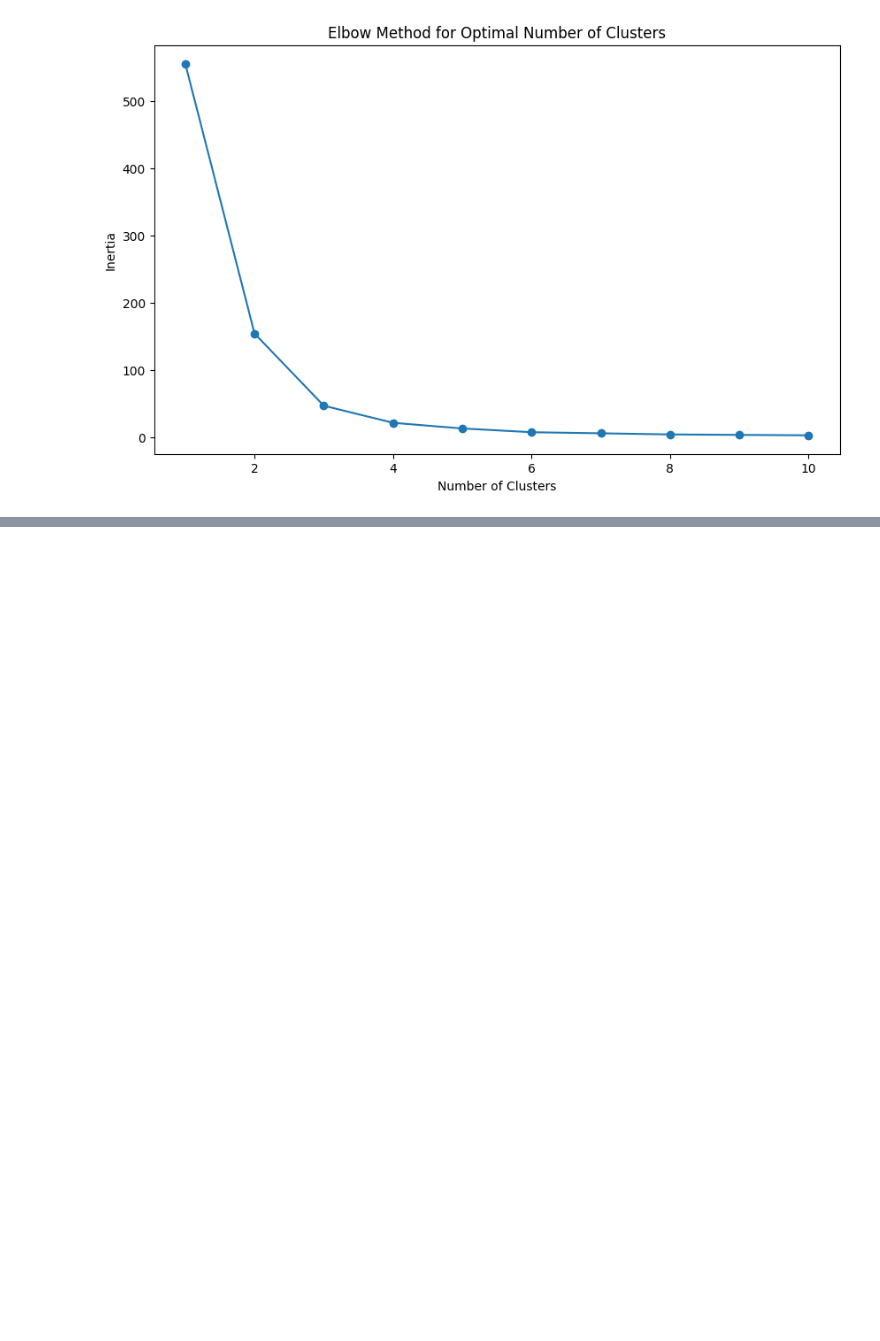
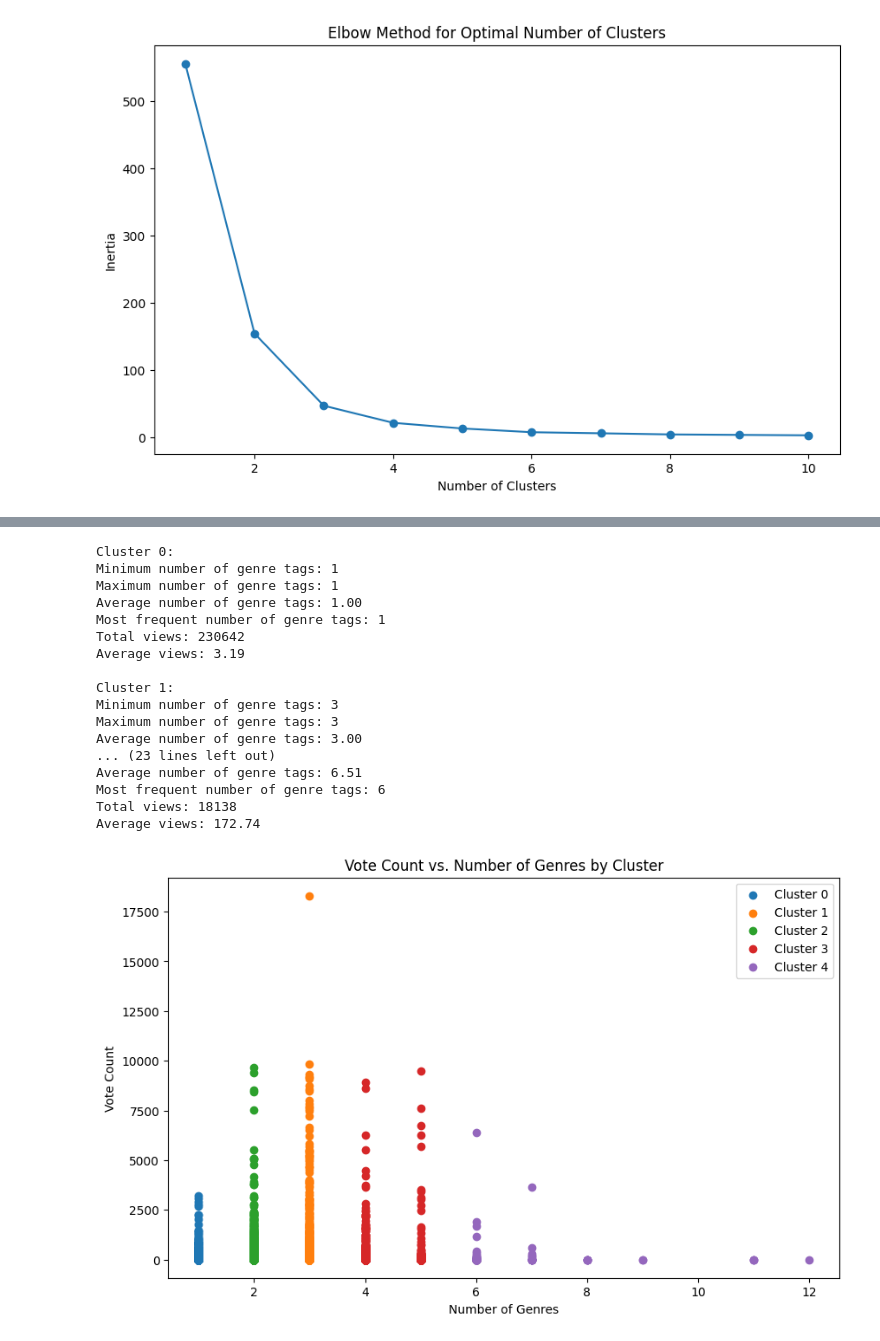
Before and after one commit to agargya123/movie_genre_analysis, a Jupyter notebook: MKT566.ipynb, the cells around one changed output, grey strips where cells are left out. Saved outputs shown, nothing was run; the diff lists cells and outputs as text; code cells hidden in the pictures; blank space fills up the shorter version.

```diff
--- a/MKT566.ipynb
+++ b/MKT566.ipynb
@@ -673,26 +697,45 @@ for cluster in range(optimal_k):
 # %%
 # Cluster descriptives
 for cluster in range(optimal_k):
     cluster_movies = ms2020_clust[ms2020_clust['cluster'] == cluster]
     print(f"Cluster {cluster}:")
-    print(f"Minimum number of genre tags: {cluster_movies['num_genres'].min()}")
-    print(f"Maximum number of genre tags: {cluster_movies['num_genres'].max()}")
-    print(f"Average number of genre tags: {cluster_movies['num_genres'].mean():.2f}")
-    print(f"Most frequent number of genre tags: {cluster_movies['num_genres'].mode()[0]}")
+    print(f"Minimum number of genre tags: {cluster_movies['genre_count'].min()}")
+    print(f"Maximum number of genre tags: {cluster_movies['genre_count'].max()}")
+    print(f"Average number of genre tags: {cluster_movies['genre_count'].mean():.2f}")
+    print(f"Most frequent number of genre tags: {cluster_movies['genre_count'].mode()[0]}")
     print(f"Total views: {cluster_movies['vote_count'].sum()}")
     print(f"Average views: {cluster_movies['vote_count'].mean():.2f}")
     print()
 
 # Visualize the relationship between clusters and vote_count
 plt.figure(figsize=(10, 6))
 for cluster in range(optimal_k):
     cluster_data = ms2020_clust[ms2020_clust['cluster'] == cluster]
-    plt.scatter(cluster_data['num_genres'], cluster_data['vote_count'], label=f'Cluster {cluster}')
+    plt.scatter(cluster_data['genre_count'], cluster_data['vote_count'], label=f'Cluster {cluster}')
 plt.title('Vote Count vs. Number of Genres by Cluster')
 plt.xlabel('Number of Genres')
 plt.ylabel('Vote Count')
 plt.legend()
 plt.show()
+# %% [output]
+Cluster 0:
+Minimum number of genre tags: 1
+Maximum number of genre tags: 1
+Average number of genre tags: 1.00
+Most frequent number of genre tags: 1
+Total views: 230642
+Average views: 3.19
+
+Cluster 1:
+Minimum number of genre tags: 3
+Maximum number of genre tags: 3
+Average number of genre tags: 3.00
+... (23 lines left out)
+Average number of genre tags: 6.51
+Most frequent number of genre tags: 6
+Total views: 18138
+Average views: 172.74
+[figure, added]
 # %% [markdown]
 #### Explanation of plot
 Cluster separation: The plot shows a clear separation between the clusters, indicating that the K-means algorithm has effectively grouped movies based on the combination of the number of genres and vote count.
```
Also changed, not shown: parts of 22 cells of this notebook.
